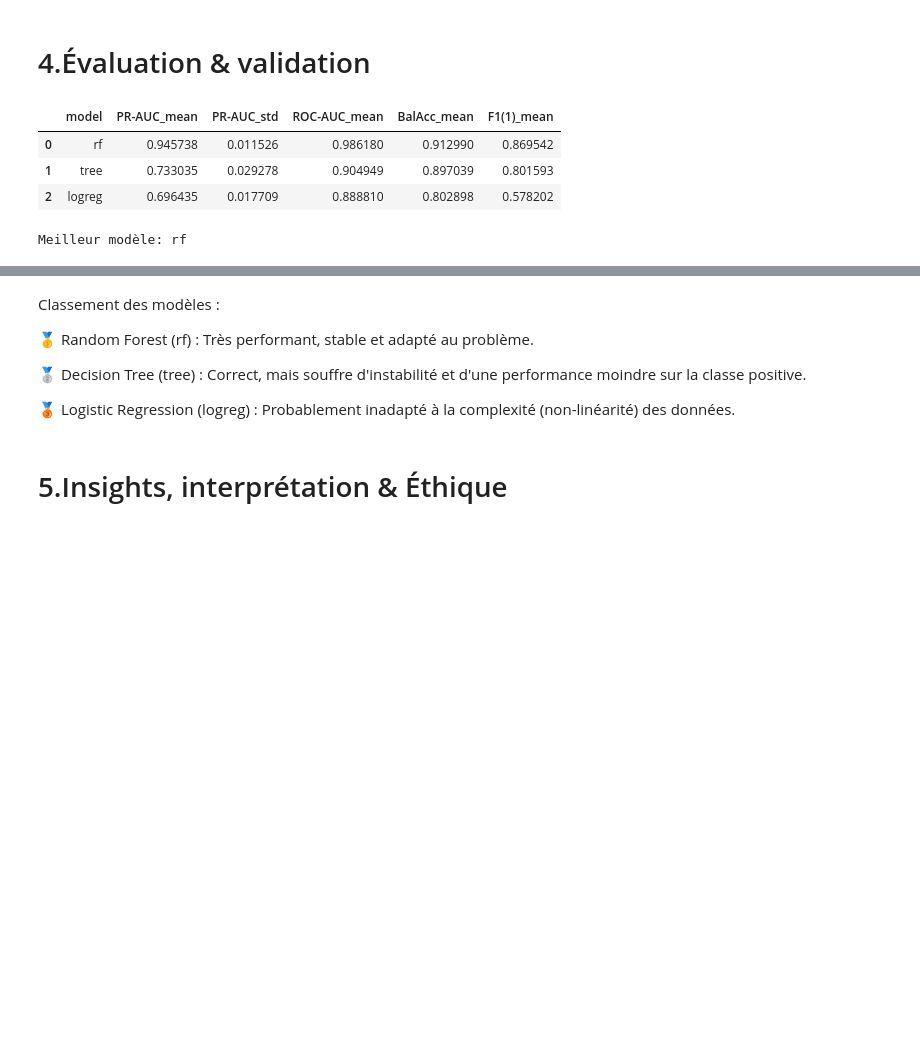
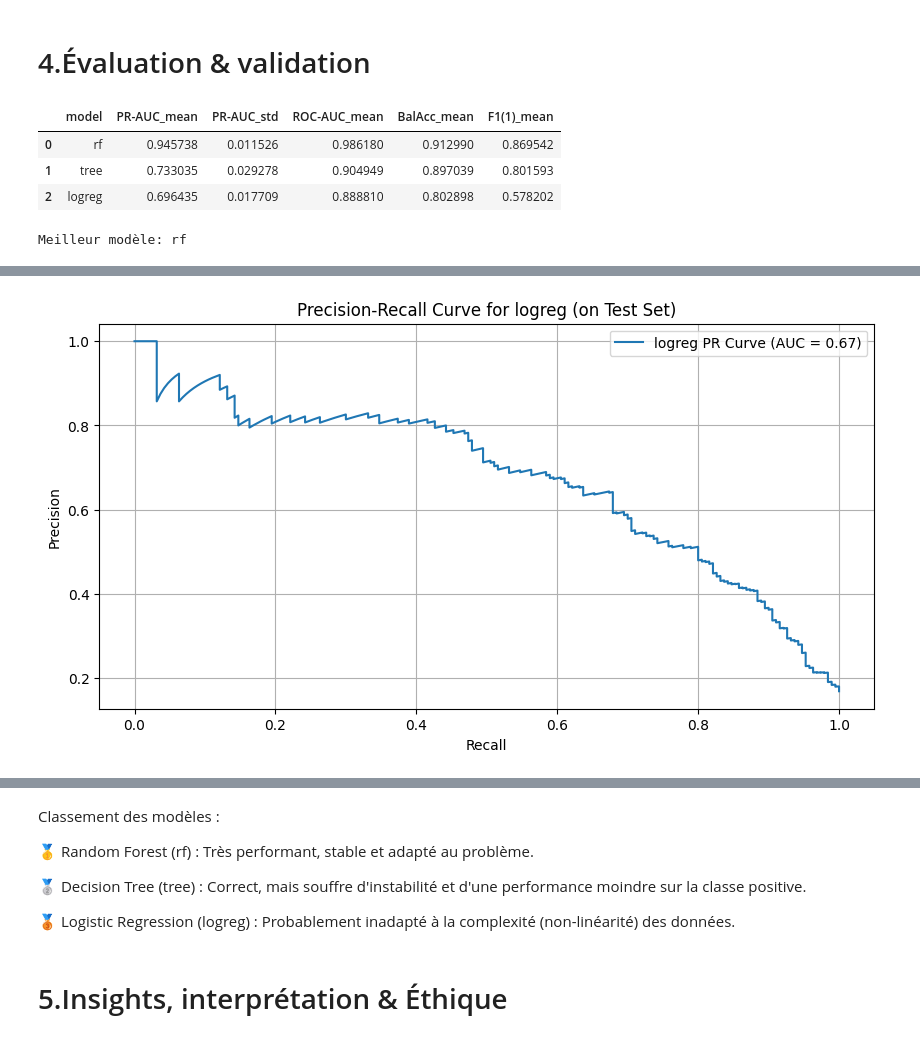
Before and after one commit to alexandre-cameron-borges/duda_grandprojet_ML, a Jupyter notebook: SDUDA25_GrandProjetML_AlexandreJordanRyad_CChurnPrediction.ipynb, the cells around one changed output, grey strips where cells are left out. Drawn from its saved outputs; the diff is of its cells as text; code cells hidden in the pictures; blank space fills up the shorter version.

```diff
--- a/SDUDA25_GrandProjetML_AlexandreJordanRyad_CChurnPrediction.ipynb
+++ b/SDUDA25_GrandProjetML_AlexandreJordanRyad_CChurnPrediction.ipynb
@@ -514,0 +470,91 @@ for name, est in models.items():
+# %%
+import pandas as pd
+from sklearn.model_selection import train_test_split
+from sklearn.metrics import precision_recall_curve, roc_curve, auc, accuracy_score, precision_score, recall_score, f1_score
+import matplotlib.pyplot as plt
+from sklearn.pipeline import Pipeline
+
+# --- ÉTAPE 1 : Division des données ---
+# (Votre code de division reste inchangé)
+X_train, X_test, y_train, y_test = train_test_split(X, y, test_size=0.2, random_state=42, stratify=y)
+
+
+# --- ÉTAPE 2 : Boucle modifiée pour l'entraînement, l'évaluation et la collecte des scores ---
+
+# On crée une liste vide pour stocker les dictionnaires de résultats de chaque modèle
+results = []
+
+# Itération au travers de chaque modele
+for name, est in models.items():
+    # Pipeline pour le modele en cours
+    pipe = Pipeline([('preproc', preproc), ('model', est)]).fit(X_train, y_train)
+
+    # Prédictions et probabilités calculées sur les données de TEST
+    y_pred = pipe.predict(X_test)
+    y_pred_proba = pipe.predict_proba(X_test)[:, 1]
+
+    # --- Calcul des métriques de classification ---
+    accuracy = accuracy_score(y_test, y_pred)
+    # Pour les métriques suivantes, on considère le "churn" comme la classe positive (label 1)
+    precision = precision_score(y_test, y_pred)
+    recall = recall_score(y_test, y_pred)
+    f1 = f1_score(y_test, y_pred)
+
+    # Calcul de l'aire sous la courbe (AUC) pour PR et ROC
+    precision_curve, recall_curve, _ = precision_recall_curve(y_test, y_pred_proba)
+    pr_auc = auc(recall_curve, precision_curve)
+
+    fpr, tpr, _ = roc_curve(y_test, y_pred_proba)
+    roc_auc = auc(fpr, tpr)
+
+    # --- Stockage des résultats ---
+    # On ajoute les scores du modèle dans la liste des résultats
+    results.append({
+        'Modèle': name,
+        'Accuracy': accuracy,
+        'Precision': precision,
+        'Recall': recall,
+        'F1-Score': f1,
+        'ROC AUC': roc_auc,
+        'PR AUC': pr_auc
+    })
+
+
+    # --- Affichage des courbes (votre code reste inchangé) ---
+    # Plot PR
+    plt.figure(figsize=(10, 5))
+    plt.plot(recall_curve, precision_curve, label=f'{name} PR Curve (AUC = {pr_auc:.2f})')
+    plt.xlabel('Recall')
+    plt.ylabel('Precision')
+    plt.title(f'Precision-Recall Curve for {name} (on Test Set)')
+    plt.legend()
+    plt.grid(True)
+    plt.show()
+
+    # Plot ROC
+    plt.figure(figsize=(10, 5))
+    plt.plot(fpr, tpr, label=f'{name} ROC Curve (AUC = {roc_auc:.2f})')
+    plt.xlabel('False Positive Rate')
+    plt.ylabel('True Positive Rate')
+    plt.title(f'ROC Curve for {name} (on Test Set)')
+    plt.legend()
+    plt.grid(True)
+    plt.show()
+
+
+# --- ÉTAPE 3 : Création et affichage du tableau des scores ---
+
+# On convertit la liste de résultats en DataFrame pandas pour un affichage clair
+scores_df = pd.DataFrame(results)
+
+# On trie le tableau par F1-Score (ou une autre métrique de votre choix) pour une meilleure lisibilité
+scores_df = scores_df.sort_values(by='F1-Score', ascending=False)
+
+# On définit la colonne 'Modèle' comme index du tableau
+scores_df = scores_df.set_index('Modèle')
+
+# Affichage du tableau final
+print("Tableau récapitulatif des scores des modèles :")
+print(scores_df.to_string())
+# %% [output]
+[figure, added]
```
Also changed, not shown: parts of 8 cells of this notebook.
